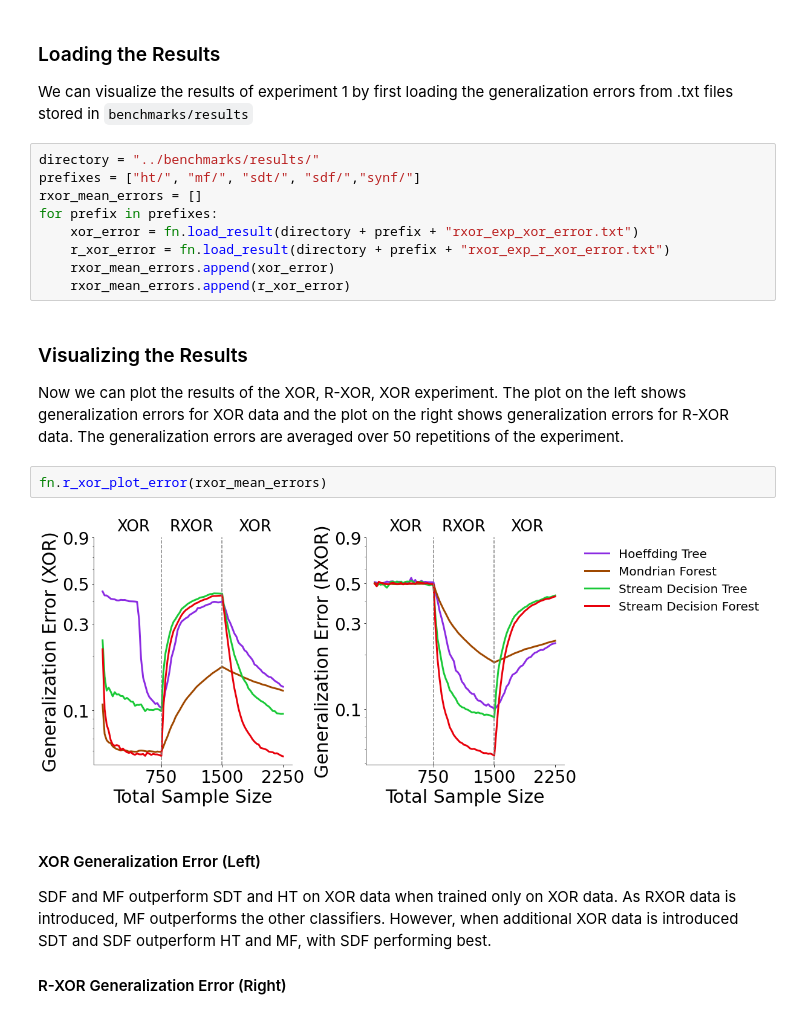
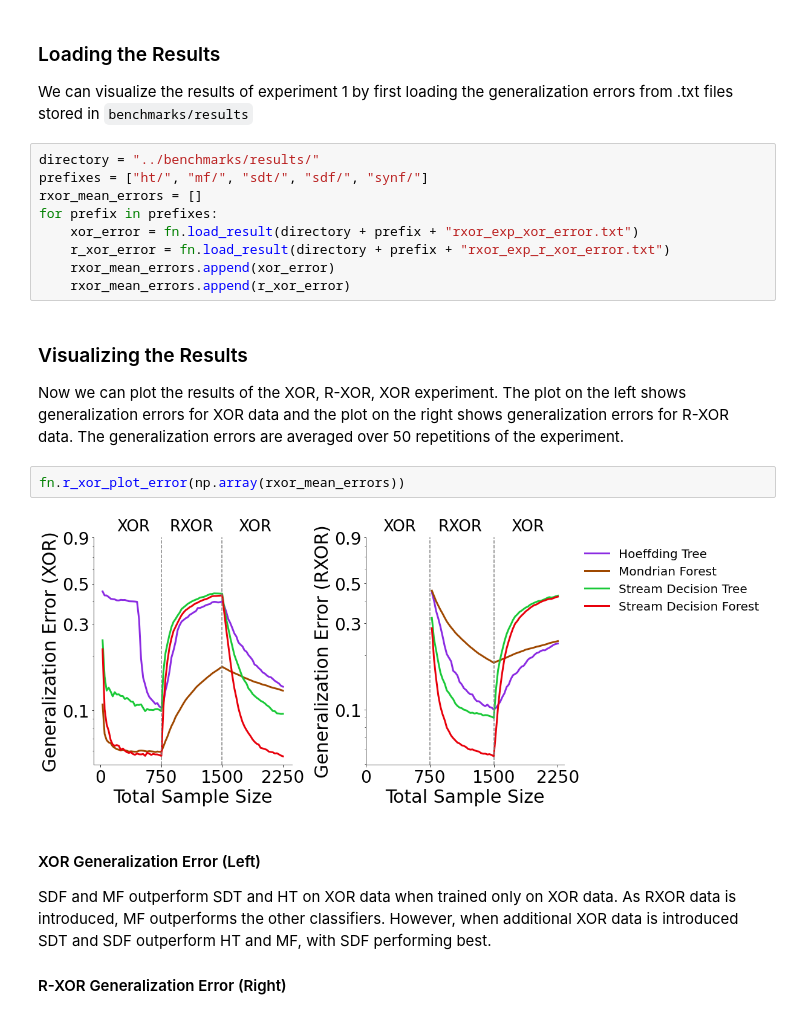
Before and after one commit to neurodata/SDTF, a Jupyter notebook: docs/xor_experiments.ipynb, the cells around one changed output. Cells and saved outputs as stored; diff of their text form.

Commit message:
ENH correct synf task ids and plotting

```diff
--- a/docs/xor_experiments.ipynb
+++ b/docs/xor_experiments.ipynb
@@ -46,7 +47,7 @@ fn.plot_xor_rxor_xor(num_data_points=750)
 We can visualize the results of experiment 1 by first loading the generalization errors from .txt files stored in `benchmarks/results`
 # %%
 directory = "../benchmarks/results/"
-prefixes = ["ht/", "mf/", "sdt/", "sdf/","synf/"]
+prefixes = ["ht/", "mf/", "sdt/", "sdf/", "synf/"]
 rxor_mean_errors = []
 for prefix in prefixes:
     xor_error = fn.load_result(directory + prefix + "rxor_exp_xor_error.txt")
@@ -57,9 +58,9 @@ for prefix in prefixes:
 ### Visualizing the Results
 Now we can plot the results of the XOR, R-XOR, XOR experiment. The plot on the left shows generalization errors for XOR data and the plot on the right shows generalization errors for R-XOR data. The generalization errors are averaged over 50 repetitions of the experiment.
 # %%
-fn.r_xor_plot_error(rxor_mean_errors)
+fn.r_xor_plot_error(np.array(rxor_mean_errors))
 # %% [output]
-[figure, old version]
+[figure, new version]
 # %% [markdown]
 #### XOR Generalization Error (Left)
 SDF and MF outperform SDT and HT on XOR data when trained only on XOR data. As RXOR data is introduced, MF outperforms the other classifiers. However, when additional XOR data is introduced SDT and SDF outperform HT and MF, with SDF performing best.
```
Also changed, not shown: parts of 4 cells of this notebook, 1 other file.
